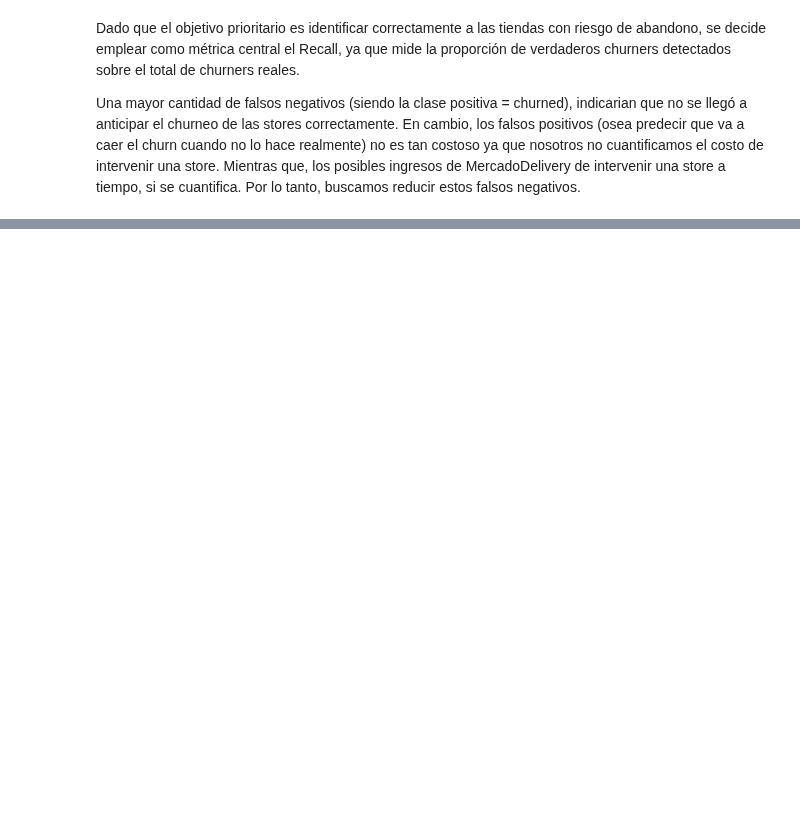
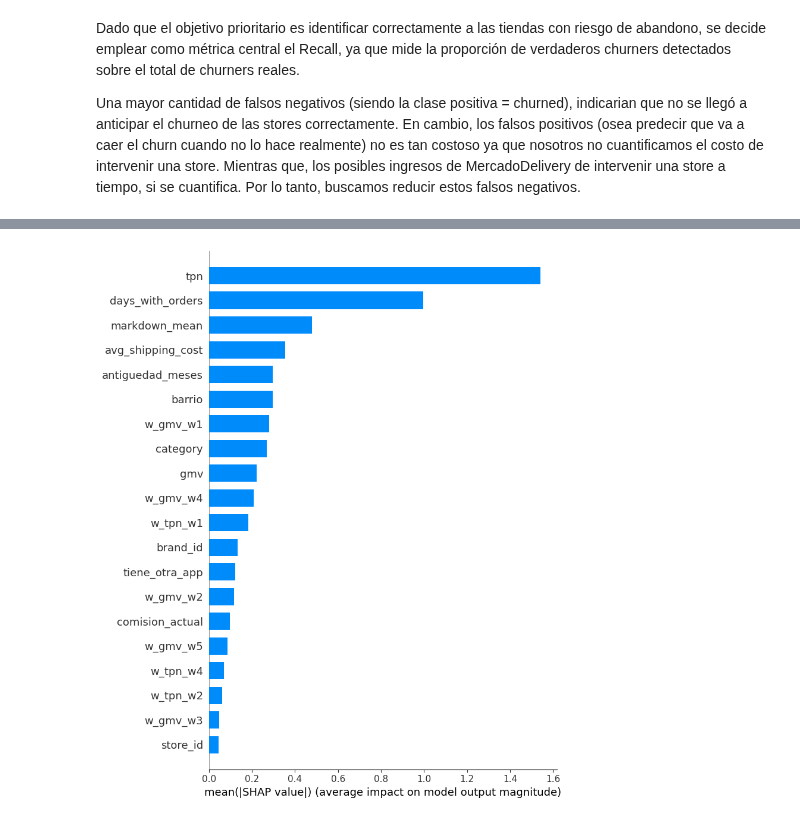
Before and after one commit to Dannamk17/churn-bite, a Jupyter notebook: monthly_model_new_churn.ipynb, the cells around one changed output, grey strips where cells are left out. Saved outputs shown, nothing was run; the diff lists cells and outputs as text; code cells hidden in the pictures; blank space fills up the shorter version.

```diff
--- a/monthly_model_new_churn.ipynb
+++ b/monthly_model_new_churn.ipynb
@@ -308,0 +355,23 @@ plt.show()
+# %%
+# 1. Inicializar el Explainer para modelos basados en árboles
+explainer = shap.TreeExplainer(bst)
+
+# 2. Calcular los valores SHAP
+# Esto es la contribución de cada feature a cada predicción en el set de muestra
+shap_values = explainer.shap_values(X_train)
+
+# Si es clasificación binaria, verifica si es una lista y usa el índice 1 para la Clase Positiva/Churn
+if isinstance(shap_values, list):
+    # Seleccionas los SHAP values para la clase 1 (Churn)
+    shap_values = shap_values[1]
+# %%
+# Grafica el impacto promedio absoluto de cada feature
+# Este es el análisis más rápido y directo de la importancia global
+shap.summary_plot(
+    shap_values,
+    X_train,
+    plot_type="bar",
+    max_display=20 # Muestra solo las 20 features más importantes
+)
+# %% [output]
+[figure, added]
```
Also changed, not shown: parts of 27 cells of this notebook, 2 other files.
